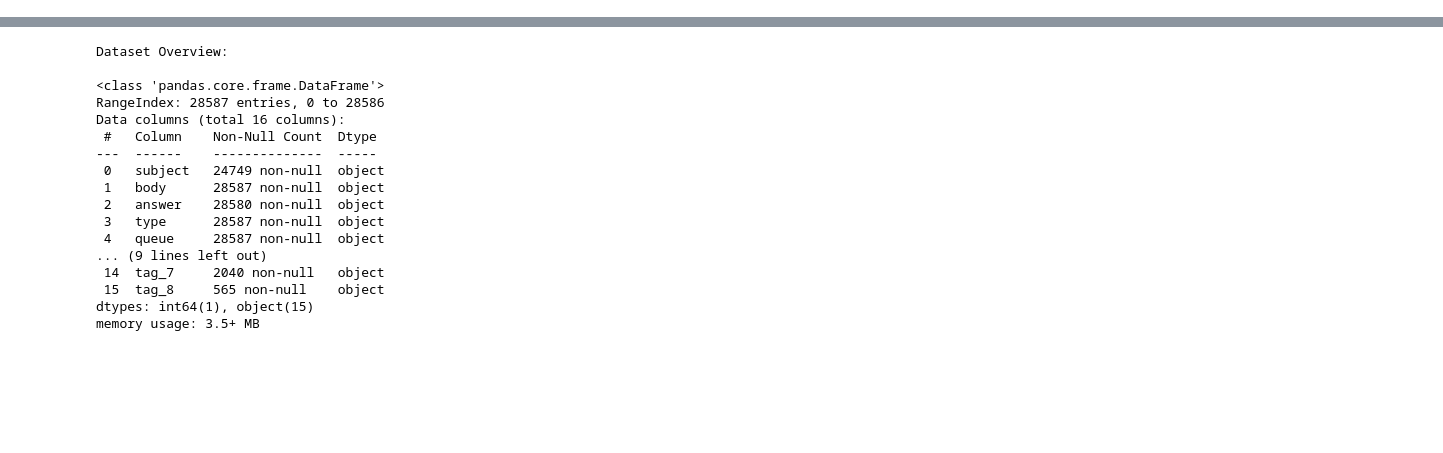
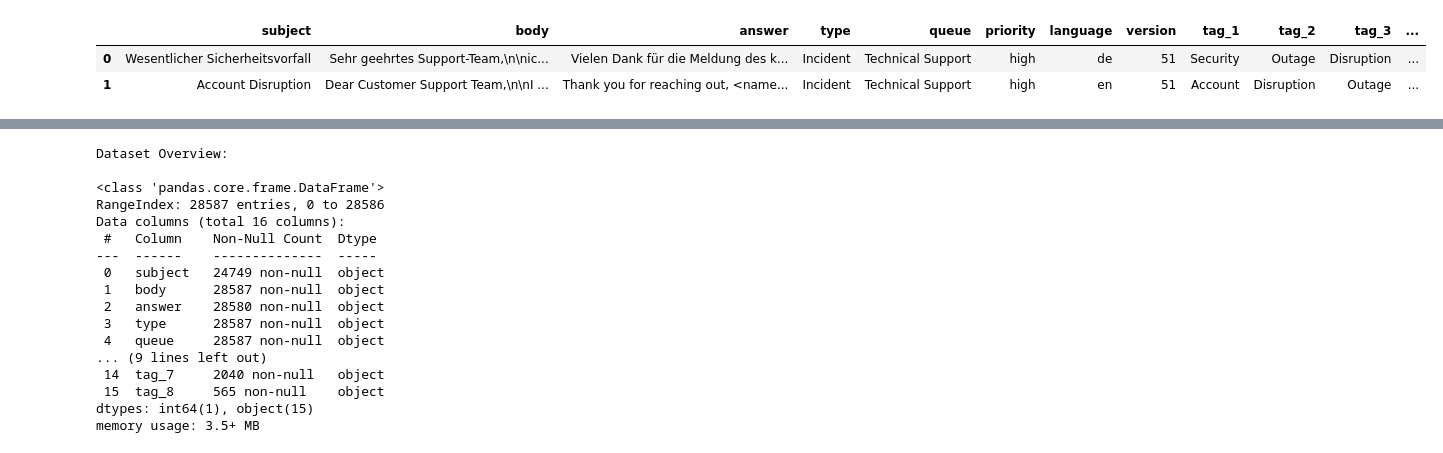
Before and after one commit to tarakumar11/TRA, a Jupyter notebook: EDA.ipynb, the cells around one changed output, grey strips where cells are left out. Drawn from its saved outputs; the diff is of its cells as text; code cells hidden in the pictures; blank space fills up the shorter version.

```diff
--- a/EDA.ipynb
+++ b/EDA.ipynb
@@ -5,3 +5,9 @@ import matplotlib.pyplot as plt
 import seaborn as sns
 # %%
 df = pd.read_csv(r"aa_dataset-tickets-multi-lang-5-2-50-version.csv")
+# %%
+df.head(2)
+# %% [output]
+|  | subject | body | answer | type | queue | priority | language | version | tag_1 | tag_2 | tag_3 | ... |
+| 0 | Wesentlicher Sicherheitsvorfall | Sehr geehrtes Support-Team,\n\nic... | Vielen Dank für die Meldung des k... | Incident | Technical Support | high | de | 51 | Security | Outage | Disruption | ... |
+| 1 | Account Disruption | Dear Customer Support Team,\n\nI ... | Thank you for reaching out, <name... | Incident | Technical Support | high | en | 51 | Account | Disruption | Outage | ... |
```
Also changed, not shown: parts of 9 cells of this notebook.
